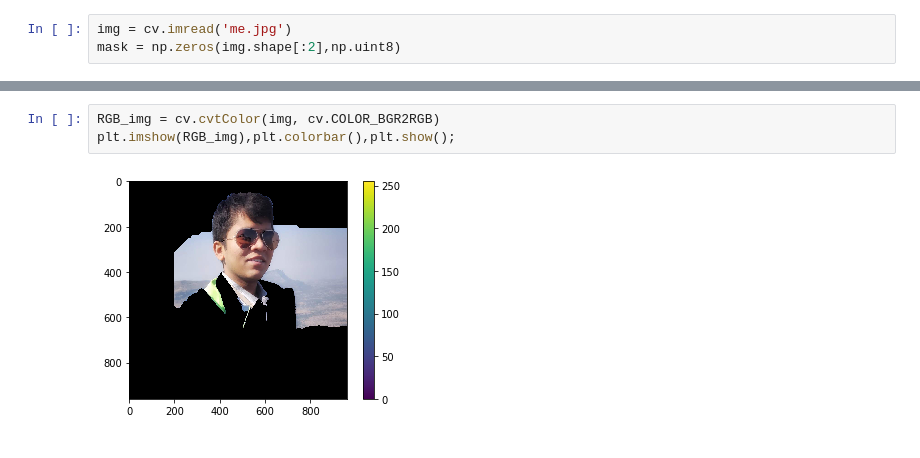
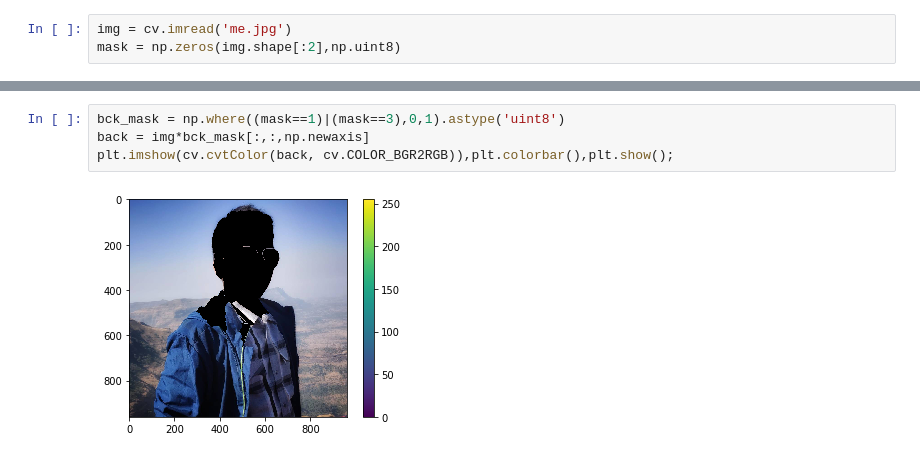
Before and after one commit to rs9899/Video-Bokeh-Effect, a Jupyter notebook: Tryout.ipynb, the cells around one changed output, grey strips where cells are left out. Cells and saved outputs as stored; diff of their text form.

```diff
--- a/Tryout.ipynb
+++ b/Tryout.ipynb
@@ -29,5 +27,6 @@ plt.imshow(img),plt.colorbar(),plt.show()
-# %%
-RGB_img = cv.cvtColor(img, cv.COLOR_BGR2RGB)
-plt.imshow(RGB_img),plt.colorbar(),plt.show();
-# %% [output]
-[figure, removed]
+# %%
+bck_mask = np.where((mask==1)|(mask==3),0,1).astype('uint8')
+back = img*bck_mask[:,:,np.newaxis]
+plt.imshow(cv.cvtColor(back, cv.COLOR_BGR2RGB)),plt.colorbar(),plt.show();
+# %% [output]
+[figure, added]
```
Also changed, not shown: parts of 4 cells of this notebook.
